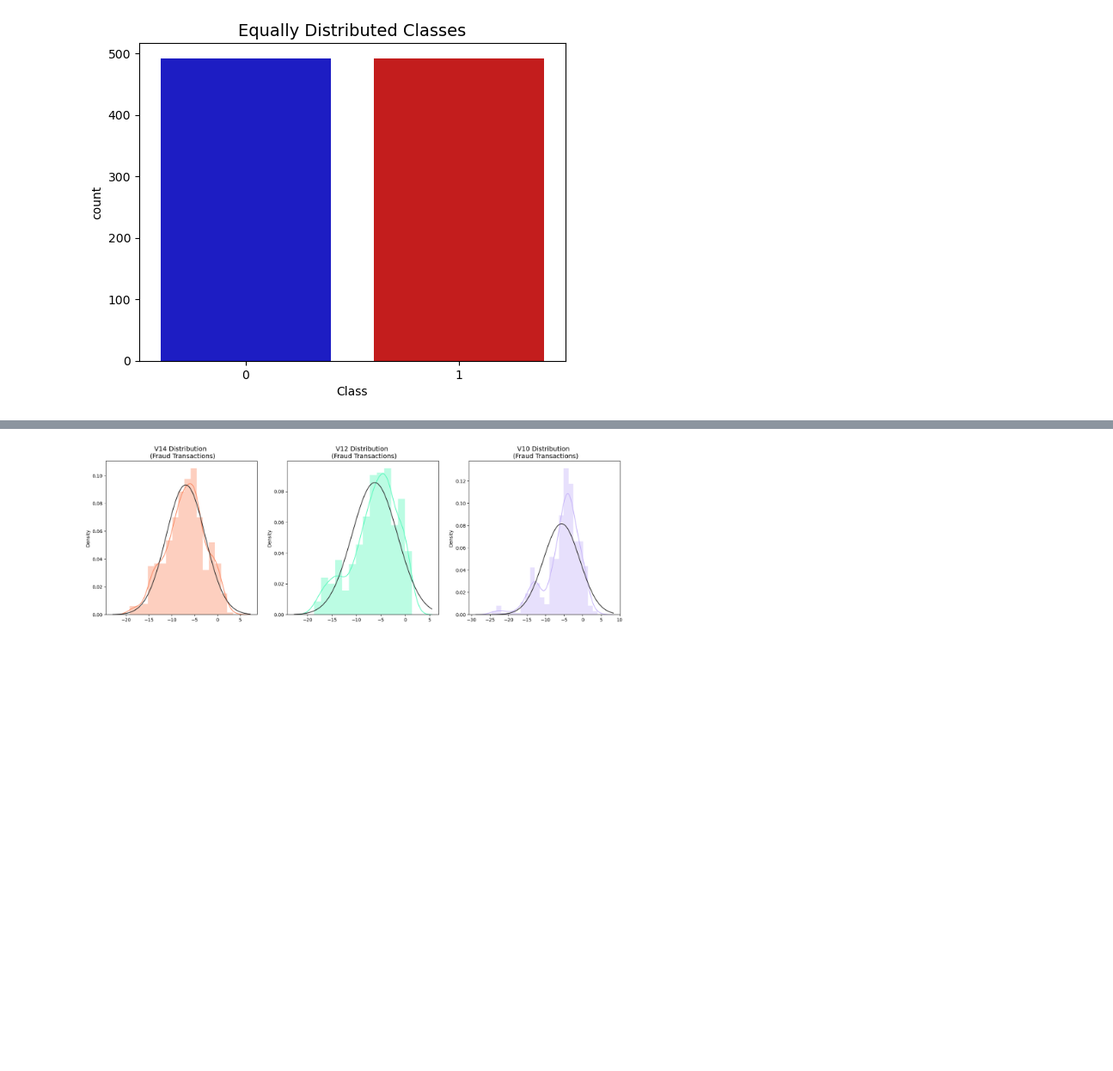
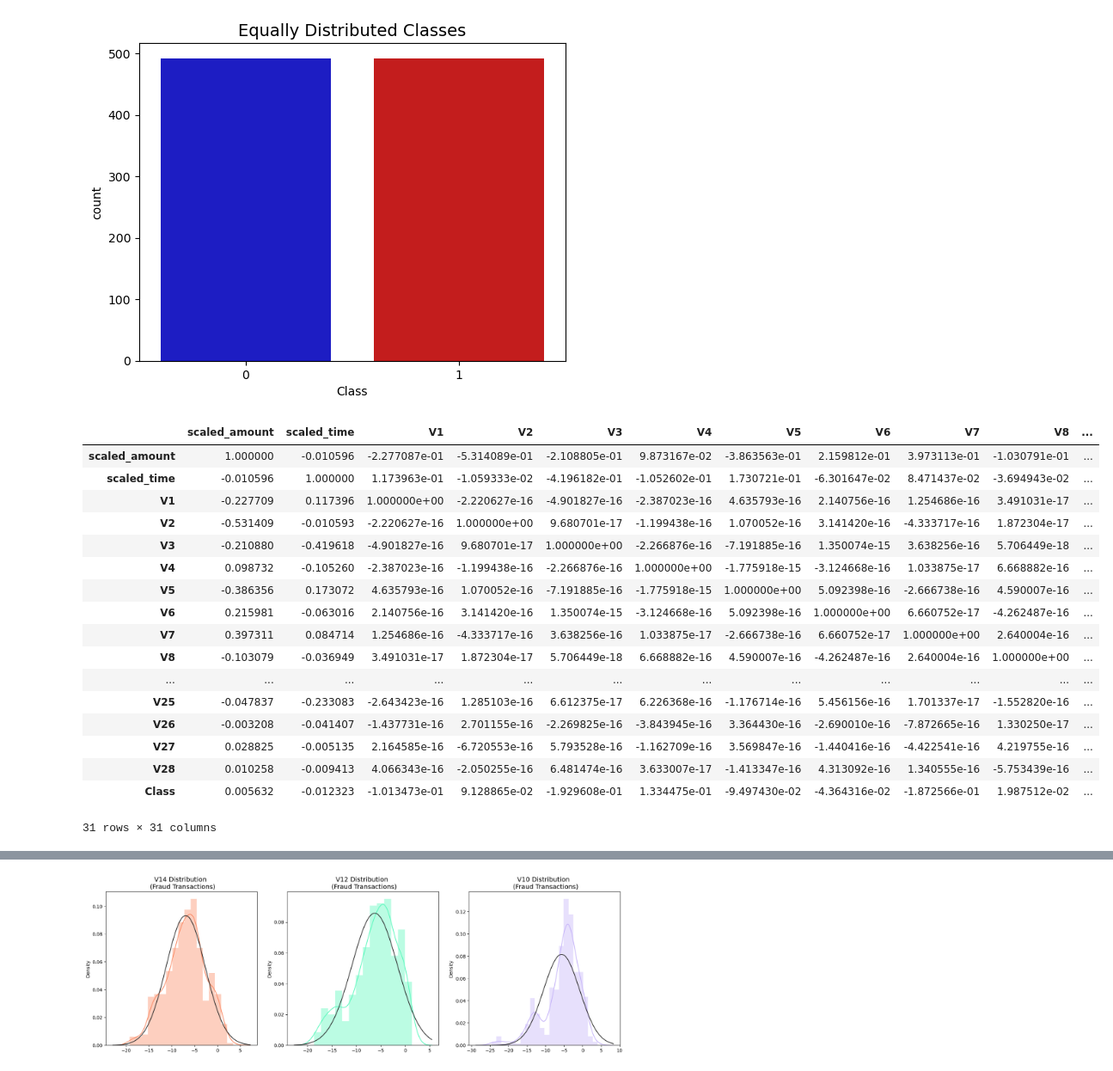
Before and after one commit to Dhanesh20/Python, a Jupyter notebook: credit-fraud-dealing-with-imbalanced-datasets.ipynb, the cells around one changed output, grey strips where cells are left out. Shown at 86% size. Cells and saved outputs as stored; diff of their text form; code cells hidden in the pictures; blank space fills up the shorter version.

```diff
--- a/credit-fraud-dealing-with-imbalanced-datasets.ipynb
+++ b/credit-fraud-dealing-with-imbalanced-datasets.ipynb
@@ -330,6 +329,28 @@ Distribution of the Classes in the subsample dataset
 1    0.5
 Name: Class, dtype: float64
 [figure]
+# %%
+corr = df.corr()
+corr
+# %% [output]
+|  | scaled_amount | scaled_time | V1 | V2 | V3 | V4 | V5 | V6 | V7 | V8 | ... |
+| scaled_amount | 1.000000 | -0.010596 | -2.277087e-01 | -5.314089e-01 | -2.108805e-01 | 9.873167e-02 | -3.863563e-01 | 2.159812e-01 | 3.973113e-01 | -1.030791e-01 | ... |
+| scaled_time | -0.010596 | 1.000000 | 1.173963e-01 | -1.059333e-02 | -4.196182e-01 | -1.052602e-01 | 1.730721e-01 | -6.301647e-02 | 8.471437e-02 | -3.694943e-02 | ... |
+| V1 | -0.227709 | 0.117396 | 1.000000e+00 | -2.220627e-16 | -4.901827e-16 | -2.387023e-16 | 4.635793e-16 | 2.140756e-16 | 1.254686e-16 | 3.491031e-17 | ... |
+| V2 | -0.531409 | -0.010593 | -2.220627e-16 | 1.000000e+00 | 9.680701e-17 | -1.199438e-16 | 1.070052e-16 | 3.141420e-16 | -4.333717e-16 | 1.872304e-17 | ... |
+| V3 | -0.210880 | -0.419618 | -4.901827e-16 | 9.680701e-17 | 1.000000e+00 | -2.266876e-16 | -7.191885e-16 | 1.350074e-15 | 3.638256e-16 | 5.706449e-18 | ... |
+| V4 | 0.098732 | -0.105260 | -2.387023e-16 | -1.199438e-16 | -2.266876e-16 | 1.000000e+00 | -1.775918e-15 | -3.124668e-16 | 1.033875e-17 | 6.668882e-16 | ... |
+| V5 | -0.386356 | 0.173072 | 4.635793e-16 | 1.070052e-16 | -7.191885e-16 | -1.775918e-15 | 1.000000e+00 | 5.092398e-16 | -2.666738e-16 | 4.590007e-16 | ... |
+| V6 | 0.215981 | -0.063016 | 2.140756e-16 | 3.141420e-16 | 1.350074e-15 | -3.124668e-16 | 5.092398e-16 | 1.000000e+00 | 6.660752e-17 | -4.262487e-16 | ... |
+| V7 | 0.397311 | 0.084714 | 1.254686e-16 | -4.333717e-16 | 3.638256e-16 | 1.033875e-17 | -2.666738e-16 | 6.660752e-17 | 1.000000e+00 | 2.640004e-16 | ... |
+| V8 | -0.103079 | -0.036949 | 3.491031e-17 | 1.872304e-17 | 5.706449e-18 | 6.668882e-16 | 4.590007e-16 | -4.262487e-16 | 2.640004e-16 | 1.000000e+00 | ... |
+| ... | ... | ... | ... | ... | ... | ... | ... | ... | ... | ... | ... |
+| V25 | -0.047837 | -0.233083 | -2.643423e-16 | 1.285103e-16 | 6.612375e-17 | 6.226368e-16 | -1.176714e-16 | 5.456156e-16 | 1.701337e-17 | -1.552820e-16 | ... |
+| V26 | -0.003208 | -0.041407 | -1.437731e-16 | 2.701155e-16 | -2.269825e-16 | -3.843945e-16 | 3.364430e-16 | -2.690010e-16 | -7.872665e-16 | 1.330250e-17 | ... |
+| V27 | 0.028825 | -0.005135 | 2.164585e-16 | -6.720553e-16 | 5.793528e-16 | -1.162709e-16 | 3.569847e-16 | -1.440416e-16 | -4.422541e-16 | 4.219755e-16 | ... |
+| V28 | 0.010258 | -0.009413 | 4.066343e-16 | -2.050255e-16 | 6.481474e-16 | 3.633007e-17 | -1.413347e-16 | 4.313092e-16 | 1.340555e-16 | -5.753439e-16 | ... |
+| Class | 0.005632 | -0.012323 | -1.013473e-01 | 9.128865e-02 | -1.929608e-01 | 1.334475e-01 | -9.497430e-02 | -4.364316e-02 | -1.872566e-01 | 1.987512e-02 | ... |
+31 rows × 31 columns
 # %% [markdown]
 <h3> Correlation Matrices </h3>
 Correlation matrices are the essence of understanding our data. We want to know if there are features that influence heavily in whether a specific transaction is a fraud. However, it is important that we use the correct dataframe (subsample)  in order for us to see which features have a high positive or negative correlation with regards to fraud transactions.
```
Also changed, not shown: parts of 31 cells of this notebook, 2 other files.
